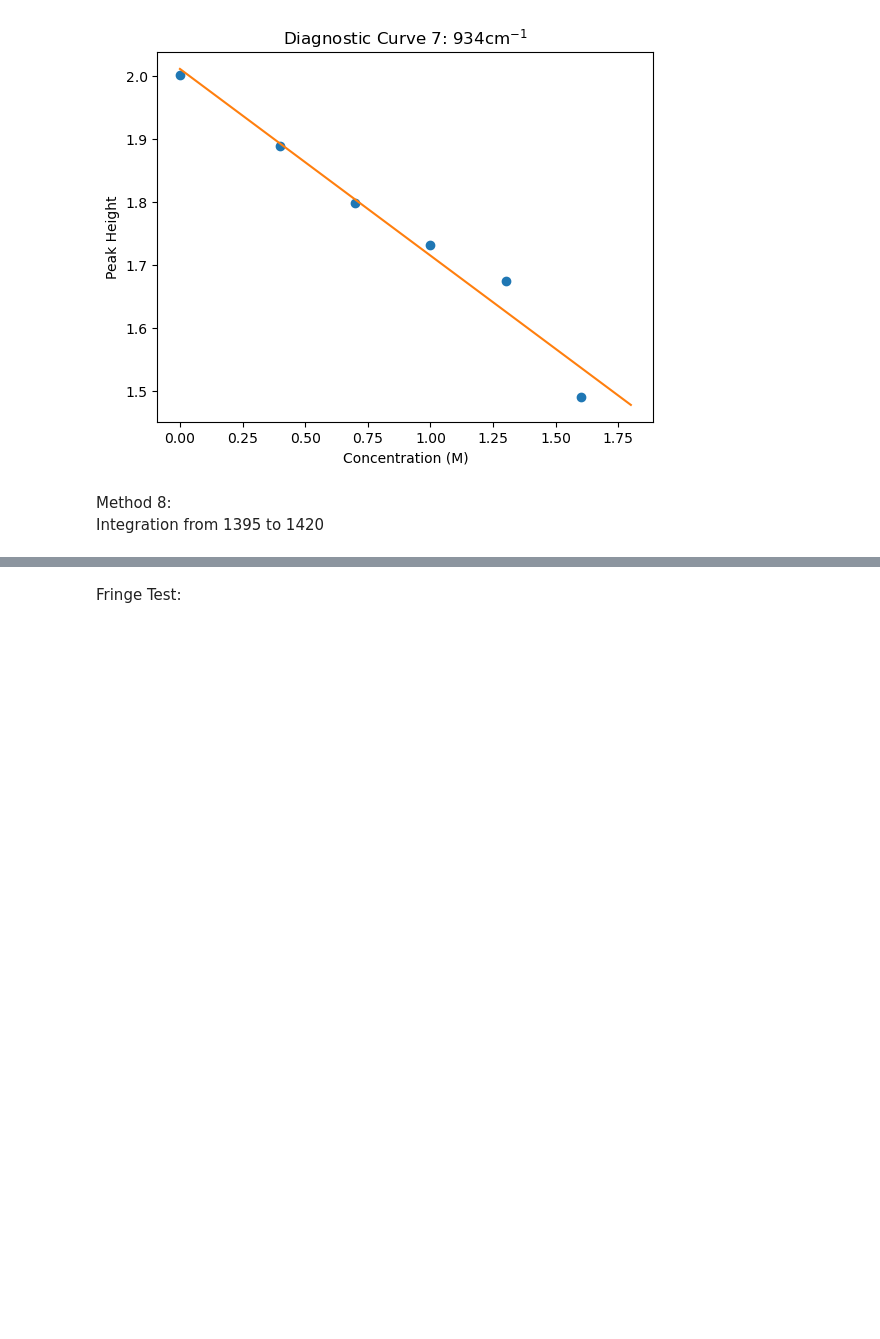
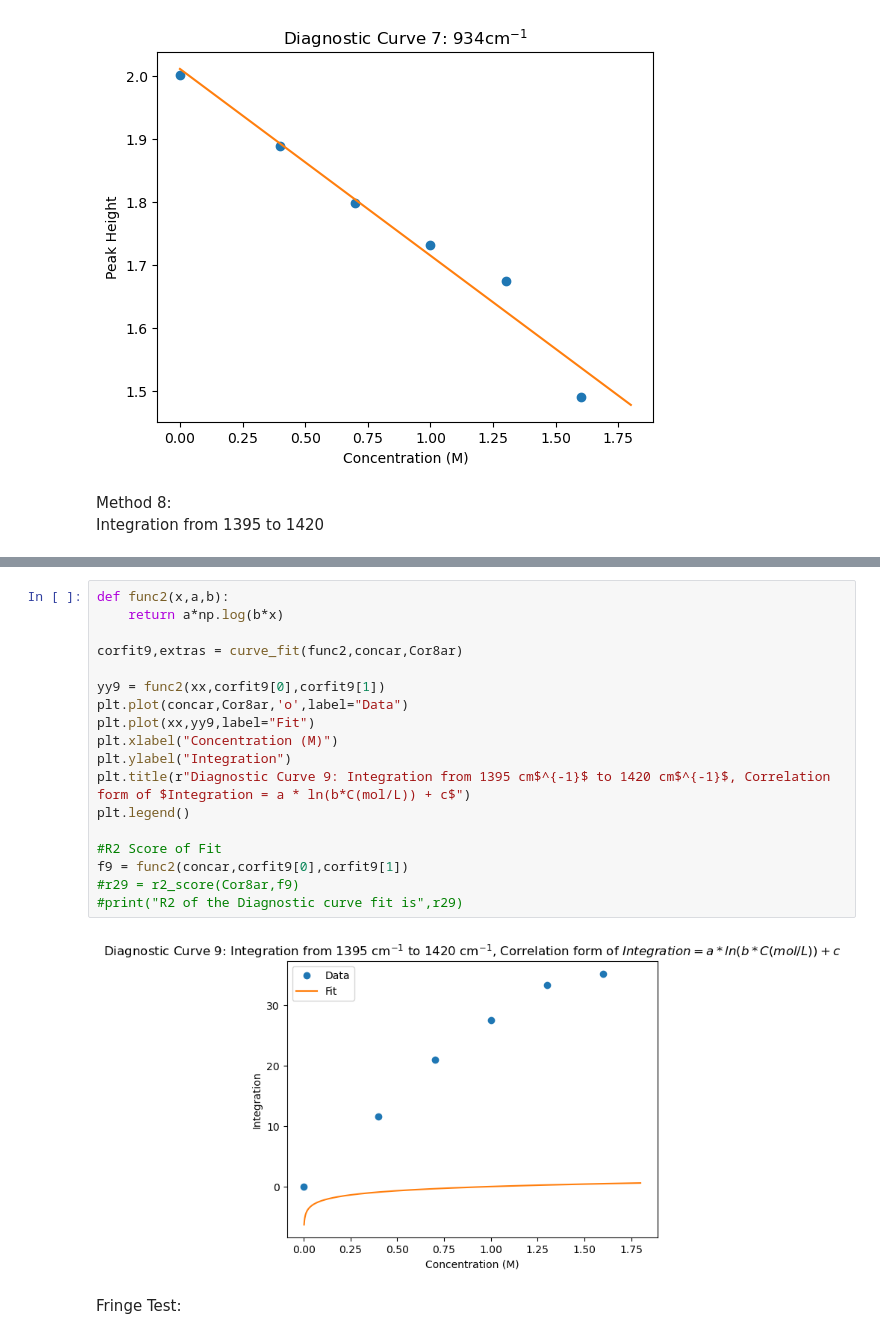
Before and after one commit to MODESBYU/MODES, a Jupyter notebook: Battery Data/Li-Li Symmetric Cell/Diagnostics/Symmetric_Cell_Calibration.ipynb, the cells around one changed output, grey strips where cells are left out. Drawn from its saved outputs; the diff is of its cells as text; blank space fills up the shorter version.

```diff
--- a/Battery Data/Li-Li Symmetric Cell/Diagnostics/Symmetric_Cell_Calibration.ipynb
+++ b/Battery Data/Li-Li Symmetric Cell/Diagnostics/Symmetric_Cell_Calibration.ipynb
@@ -426,3 +426,23 @@ R2 of the Diagnostic curve fit is 0.9985943554177917
+# %%
+def func2(x,a,b):
+    return a*np.log(b*x)
+
+corfit9,extras = curve_fit(func2,concar,Cor8ar)
+
+yy9 = func2(xx,corfit9[0],corfit9[1])
+plt.plot(concar,Cor8ar,'o',label="Data")
+plt.plot(xx,yy9,label="Fit")
+plt.xlabel("Concentration (M)")
+plt.ylabel("Integration")
+plt.title(r"Diagnostic Curve 9: Integration from 1395 cm$^{-1}$ to 1420 cm$^{-1}$, Correlation form of $Integration = a * ln(b*C(mol/L)) + c$")
+plt.legend()
+
+#R2 Score of Fit
+f9 = func2(concar,corfit9[0],corfit9[1])
+#r29 = r2_score(Cor8ar,f9)
+#print("R2 of the Diagnostic curve fit is",r29)
+# %% [output]
+[figure, added]
 # %% [markdown]
 Fringe Test:
 # %%
```
Also changed, not shown: parts of 1 cell of this notebook, 2 other files.
